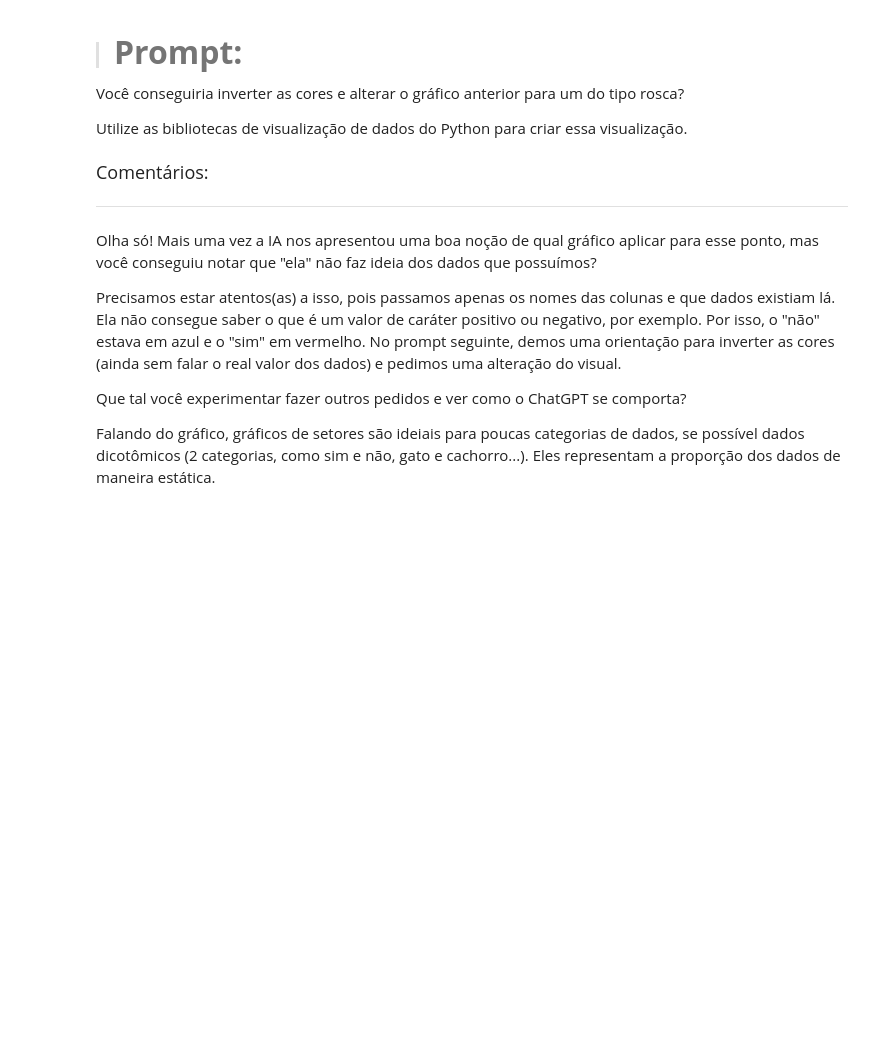
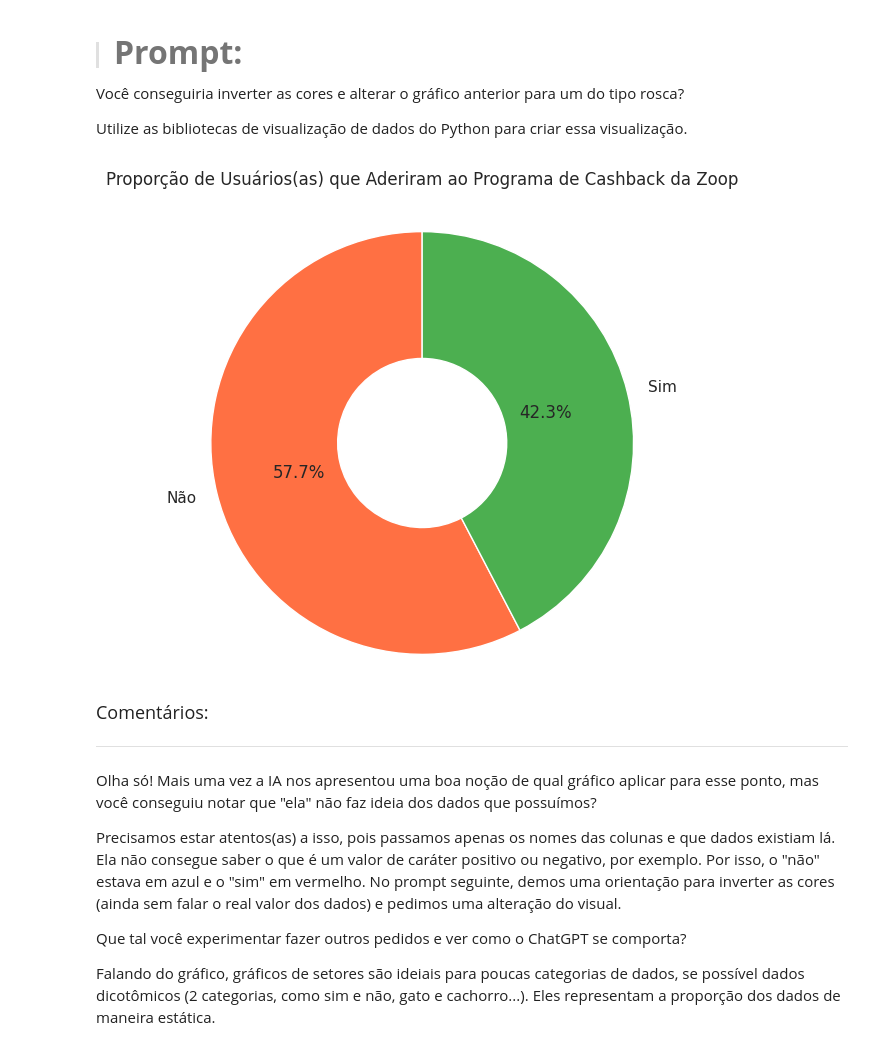
Before and after one commit to sanemar/ia-data_science, a Jupyter notebook: Projeto_Inicial_IA_aplicada_a_Data_Science_(1).ipynb, the cells around one changed output. Drawn from its saved outputs; the diff is of its cells as text; code cells hidden in the pictures; blank space fills up the shorter version.

```diff
--- a/Projeto_Inicial_IA_aplicada_a_Data_Science_(1).ipynb
+++ b/Projeto_Inicial_IA_aplicada_a_Data_Science_(1).ipynb
@@ -872,6 +908,35 @@ Utilize as bibliotecas de visualização de dados do Python para criar essa visu
 Você conseguiria inverter as cores e alterar o gráfico anterior para um do tipo rosca?
 
 Utilize as bibliotecas de visualização de dados do Python para criar essa visualização.
+# %%
+# (Opcional) Mapeando os valores para rótulos mais descritivos
+# df['cashback'] = df['cashback'].map({True: 'Aderiu', False: 'Não aderiu'})  # ajuste conforme necessário
+
+# Contagem de valores na coluna 'cashback'
+cashback_counts = df['cashback'].value_counts()
+labels = cashback_counts.index
+sizes = cashback_counts.values
+
+# Cores invertidas
+colors = ['#FF7043', '#4CAF50']  # Agora "Não aderiu" primeiro (laranja), depois "Aderiu" (verde)
+
+# Criando o gráfico de rosca
+plt.figure(figsize=(6, 6))
+wedges, texts, autotexts = plt.pie(
+    sizes,
+    labels=labels,
+    autopct='%1.1f%%',
+    startangle=90,
+    colors=colors,
+    wedgeprops=dict(width=0.6)  # define o "furo" para o efeito de rosca
+)
+
+# Centraliza o título e ajusta
+plt.title('Proporção de Usuários(as) que Aderiram ao Programa de Cashback da Zoop', pad=20)
+plt.axis('equal')  # Garante que o gráfico seja circular
+plt.show()
+# %% [output]
+[figure, added]
 # %% [markdown]
 <font color="7b71ff" size=4> Comentários: </font>
 
```
Also changed, not shown: parts of 20 cells of this notebook.
